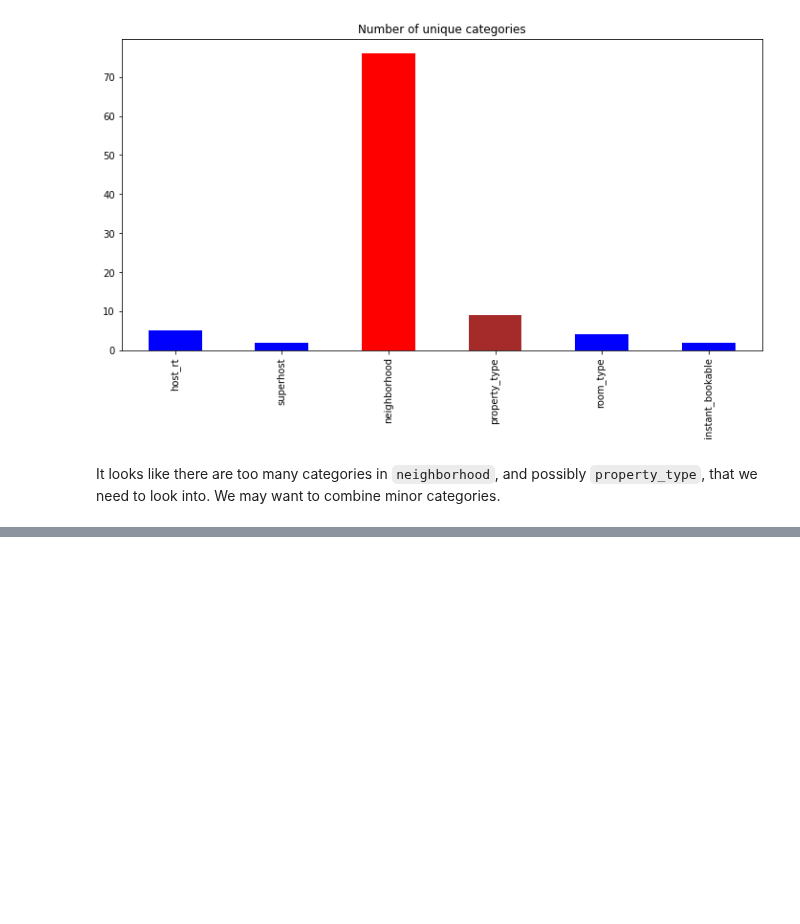
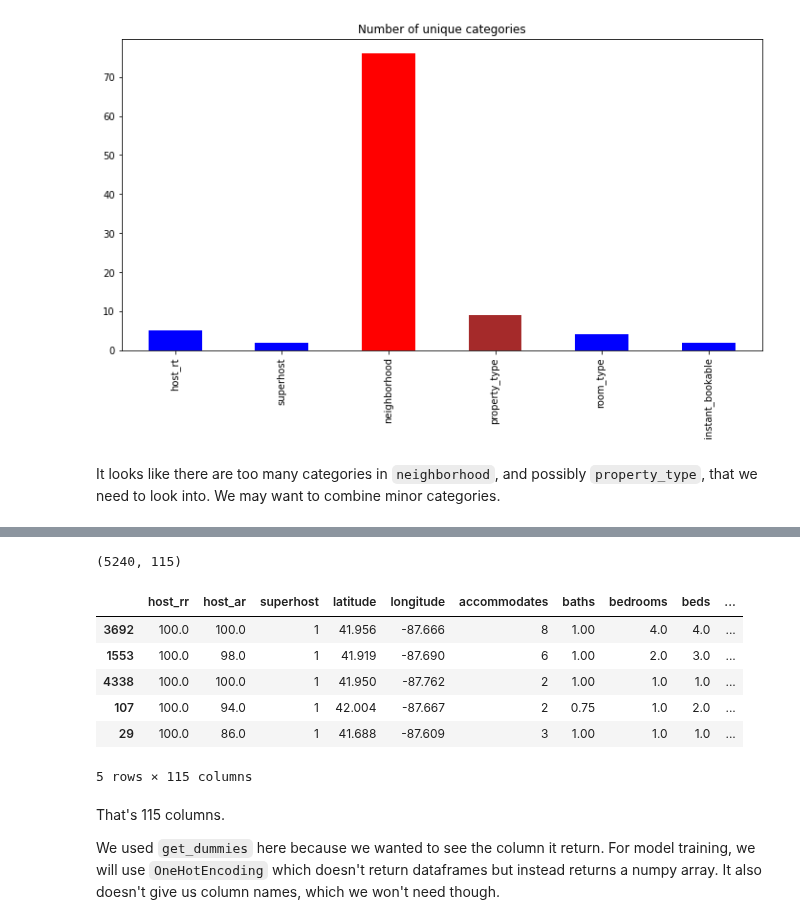
Before and after one commit to harera3/ML_Portfolio, a Jupyter notebook: 08_Chicago_AirBnB_Feature_Engineering.ipynb, the cells around one changed output, grey strips where cells are left out. Cells and saved outputs as stored; diff of their text form; code cells hidden in the pictures; blank space fills up the shorter version.

```diff
--- a/08_Chicago_AirBnB_Feature_Engineering.ipynb
+++ b/08_Chicago_AirBnB_Feature_Engineering.ipynb
@@ -231,0 +234,25 @@ It's hard to decide on combining categories knowing that if we do we will lose s
+# %%
+def make_dummies(df, column):
+    dummies = pd.get_dummies(df[column], prefix=column)
+    df = pd.concat([df, dummies], axis=1)
+    df = df.drop([column], axis=1)
+    return df
+dummy_cols = ['host_rt', 'neighborhood', 'property_type', 'room_type']
+for col in dummy_cols:
+    X_train = make_dummies(X_train, col)
+
+print(X_train.shape)
+X_train.head()
+# %% [output]
+(5240, 115)
+|  | host_rr | host_ar | superhost | latitude | longitude | accommodates | baths | bedrooms | beds | ... |
+| 3692 | 100.0 | 100.0 | 1 | 41.956 | -87.666 | 8 | 1.00 | 4.0 | 4.0 | ... |
+| 1553 | 100.0 | 98.0 | 1 | 41.919 | -87.690 | 6 | 1.00 | 2.0 | 3.0 | ... |
+| 4338 | 100.0 | 100.0 | 1 | 41.950 | -87.762 | 2 | 1.00 | 1.0 | 1.0 | ... |
+| 107 | 100.0 | 94.0 | 1 | 42.004 | -87.667 | 2 | 0.75 | 1.0 | 2.0 | ... |
+| 29 | 100.0 | 86.0 | 1 | 41.688 | -87.609 | 3 | 1.00 | 1.0 | 1.0 | ... |
+5 rows × 115 columns
+# %% [markdown]
+That's 115 columns.
+
+We used `get_dummies` here because we wanted to see the column it return. For model training, we will use `OneHotEncoding` which doesn't return dataframes but instead returns a numpy array. It also doesn't give us column names, which we won't need though.
```
Also changed, not shown: parts of 4 cells of this notebook.
